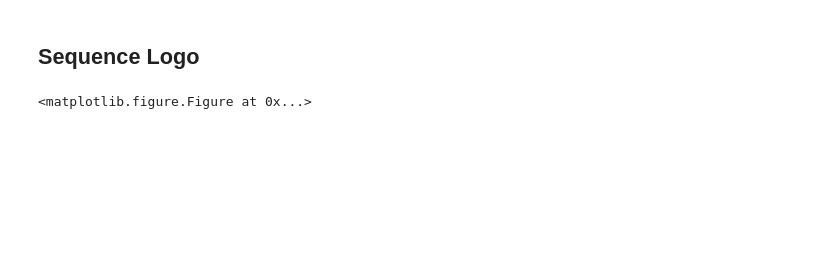
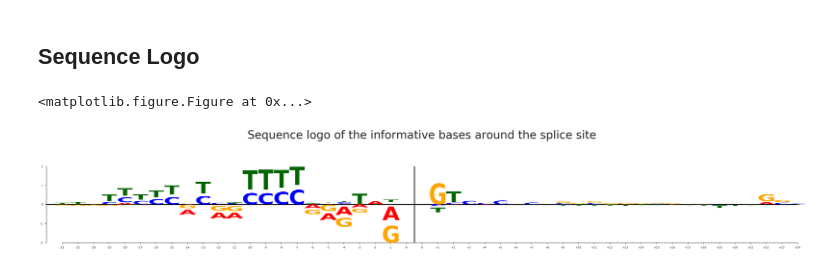
Before and after one commit to arapat/sparkboost, a Jupyter notebook: plots/nips17.ipynb, the cells around one changed output. Cells and saved outputs as stored; diff of their text form; code cells hidden in the pictures; blank space fills up the shorter version.

```diff
--- a/plots/nips17.ipynb
+++ b/plots/nips17.ipynb
@@ -128,5 +130,8 @@ for i in range(len(scores[0])):
     for t in scores[1][i]:
         r.append((t[0], -t[2], t[1]))
     pscores.append(r)
+pscores = pscores[:59] + [[], []] + pscores[59:]
 # %%
-draw_logo(pscores[37:83], list(range(37, 83)))
+draw_logo(pscores[37:85], list(range(37, 85)))
+# %% [output]
+[figure, added]
```
Also changed, not shown: parts of 2 cells of this notebook, 4 other files.
